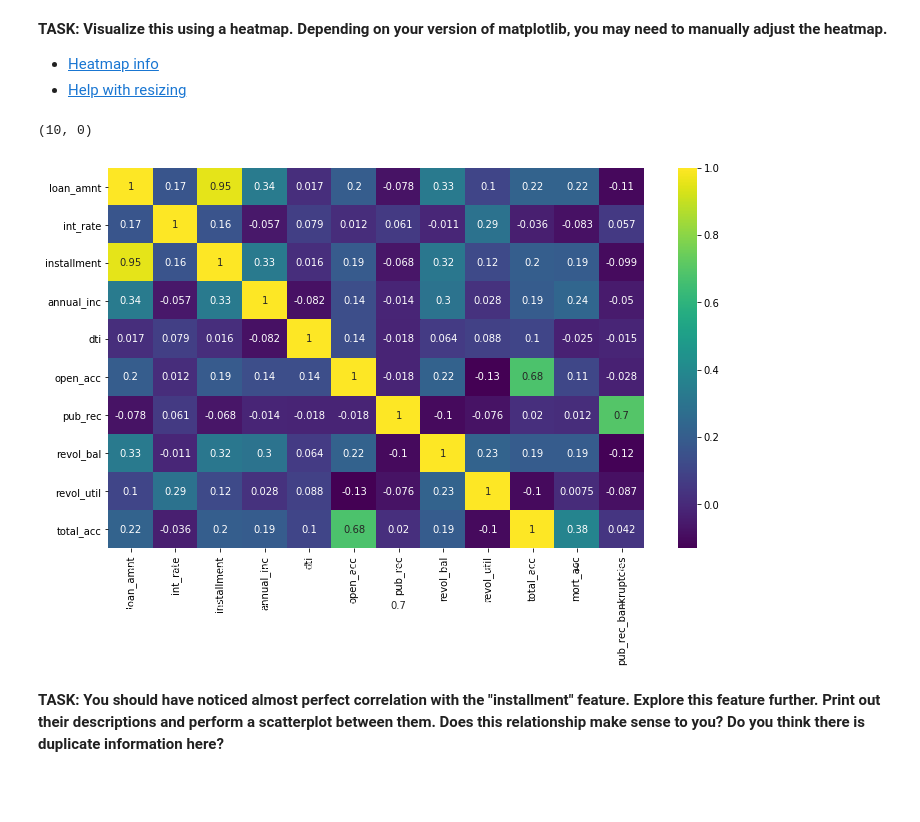
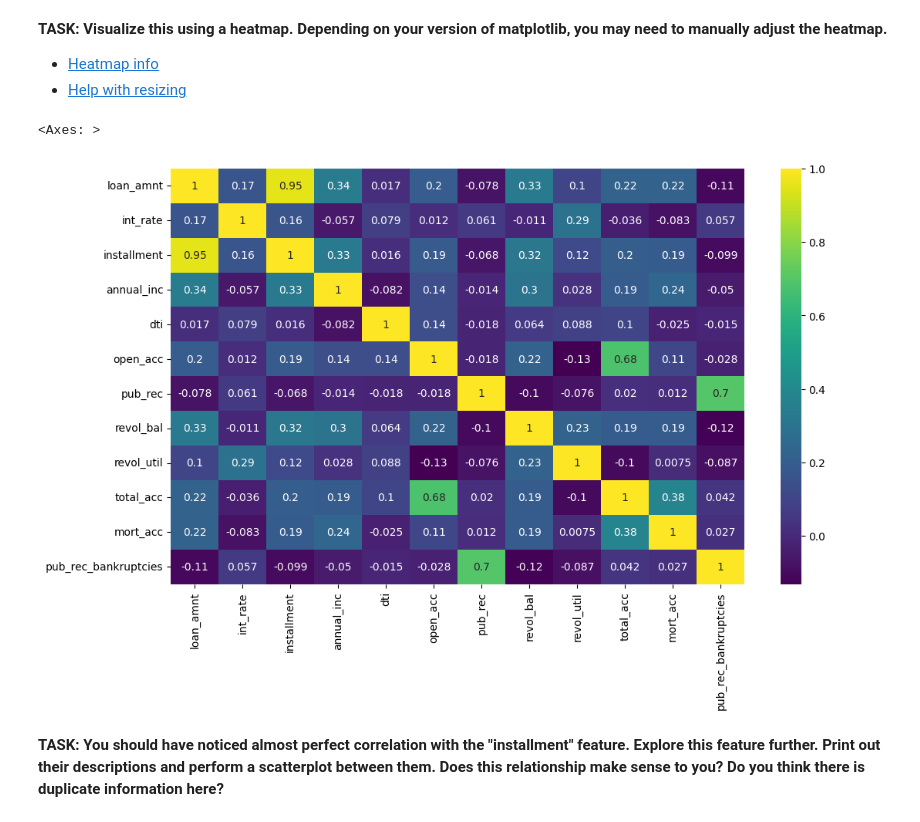
Before and after one commit to Abhilitcode/LoanDefault_Prediction, a Jupyter notebook: LoanDefault_Prediction.ipynb, the cells around one changed output. Saved outputs shown, nothing was run; the diff lists cells and outputs as text; code cells hidden in the pictures; blank space fills up the shorter version.

```diff
--- a/LoanDefault_Prediction.ipynb
+++ b/LoanDefault_Prediction.ipynb
@@ -207,7 +217,7 @@ import seaborn as sns
 # might be needed depending on your version of Jupyter
 %matplotlib inline
 # %%
-df = pd.read_csv('../DATA/lending_club_loan_two.csv')
+df = pd.read_csv('/content/sample_data/lending_club_loan_two.csv')
 # %%
 df.info()
 # %% [output]
@@ -268,0 +296,2 @@ plt.xlim(0,45000)
+# %%
+numeric_df = df.select_dtypes(include='number')
@@ -291,11 +329,11 @@ df.corr()
 # CODE HERE
 # %%
 plt.figure(figsize=(12,7))
-sns.heatmap(df.corr(),annot=True,cmap='viridis')
-plt.ylim(10, 0)
+sns.heatmap(numeric_df.corr(),annot=True,cmap='viridis')
+# plt.ylim(10, 0)
 # %% [output]
-(10, 0)
+<Axes: >
-[figure, old version]
+[figure, new version]
 # %% [markdown]
 **TASK: You should have noticed almost perfect correlation with the "installment" feature. Explore this feature further. Print out their descriptions and perform a scatterplot between them. Does this relationship make sense to you? Do you think there is duplicate information here?**
 # %%
```
Also changed, not shown: parts of 22 cells of this notebook.
